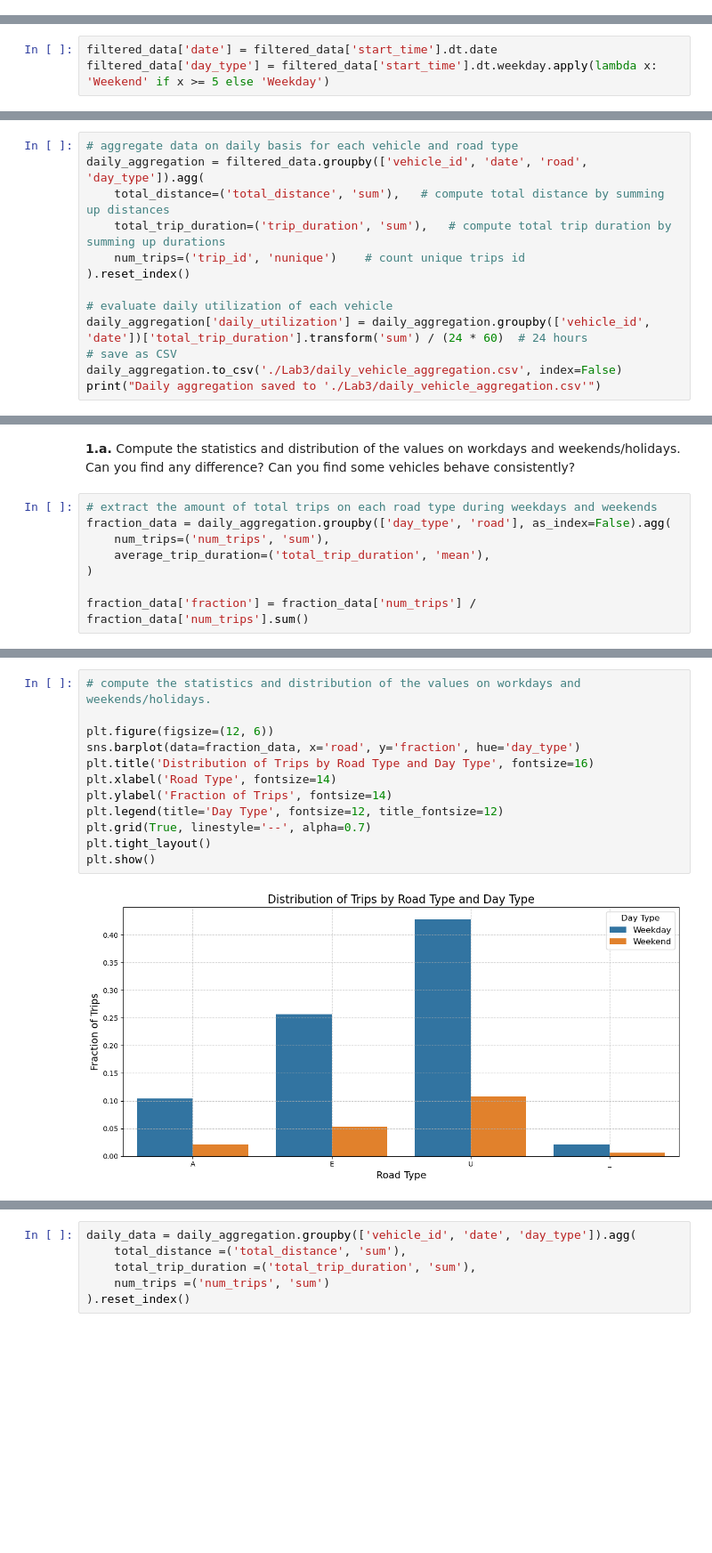
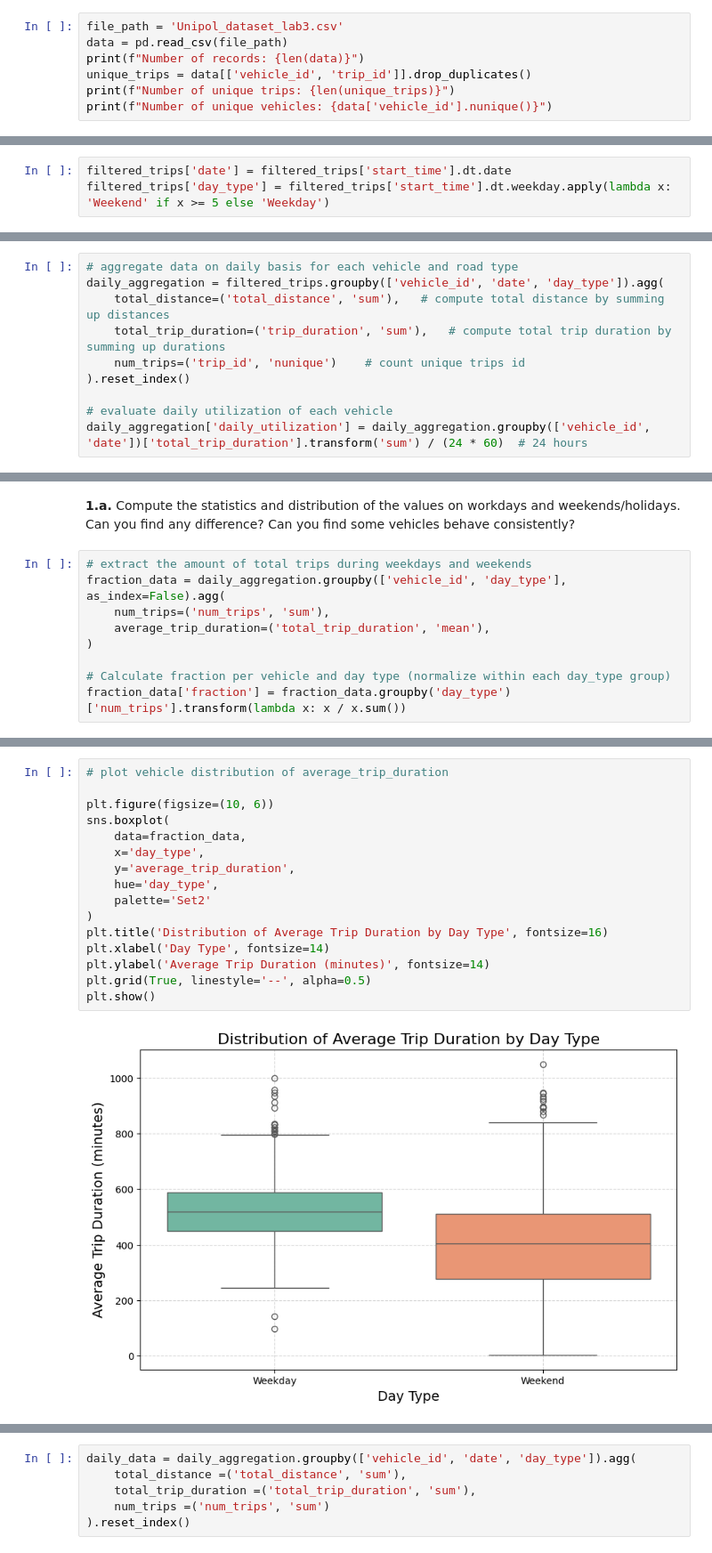
Before and after one commit to CavaWasTaken/SmartMobility, a Jupyter notebook: Labs/Lab3/LAB_3.ipynb, the cells around one changed output, grey strips where cells are left out. Shown at 89% size. Drawn from its saved outputs; the diff is of its cells as text; blank space fills up the shorter version.

```diff
--- a/Labs/Lab3/LAB_3.ipynb
+++ b/Labs/Lab3/LAB_3.ipynb
@@ -15,2 +15,9 @@ from datetime import datetime, timedelta
 # %% [markdown]
 ## Preliminary Analysis
+# %%
+file_path = 'Unipol_dataset_lab3.csv'
+data = pd.read_csv(file_path)
+print(f"Number of records: {len(data)}")
+unique_trips = data[['vehicle_id', 'trip_id']].drop_duplicates()
+print(f"Number of unique trips: {len(unique_trips)}")
+print(f"Number of unique vehicles: {data['vehicle_id'].nunique()}")
@@ -301,3 +297,3 @@ filtered_data
 # %%
-filtered_data['date'] = filtered_data['start_time'].dt.date
-filtered_data['day_type'] = filtered_data['start_time'].dt.weekday.apply(lambda x: 'Weekend' if x >= 5 else 'Weekday')
+filtered_trips['date'] = filtered_trips['start_time'].dt.date
+filtered_trips['day_type'] = filtered_trips['start_time'].dt.weekday.apply(lambda x: 'Weekend' if x >= 5 else 'Weekday')
@@ -320,6 +316,6 @@ filtered_data
 # %%
 # aggregate data on daily basis for each vehicle and road type
-daily_aggregation = filtered_data.groupby(['vehicle_id', 'date', 'road', 'day_type']).agg(
+daily_aggregation = filtered_trips.groupby(['vehicle_id', 'date', 'day_type']).agg(
     total_distance=('total_distance', 'sum'),   # compute total distance by summing up distances
     total_trip_duration=('trip_duration', 'sum'),   # compute total trip duration by summing up durations
     num_trips=('trip_id', 'nunique')    # count unique trips id
@@ -327,6 +323,3 @@ daily_aggregation = filtered_data.groupby(['vehicle_id', 'date', 'road', 'day_ty
 
 # evaluate daily utilization of each vehicle
 daily_aggregation['daily_utilization'] = daily_aggregation.groupby(['vehicle_id', 'date'])['total_trip_duration'].transform('sum') / (24 * 60)  # 24 hours
-# save as CSV
-daily_aggregation.to_csv('./Lab3/daily_vehicle_aggregation.csv', index=False)
-print("Daily aggregation saved to './Lab3/daily_vehicle_aggregation.csv'")
@@ -352,13 +343,14 @@ daily_aggregation
 **1.a.** Compute the statistics and distribution of the values on workdays and weekends/holidays.
 Can you find any difference? Can you find some vehicles behave consistently?
 # %%
-# extract the amount of total trips on each road type during weekdays and weekends
-fraction_data = daily_aggregation.groupby(['day_type', 'road'], as_index=False).agg(
+# extract the amount of total trips during weekdays and weekends
+fraction_data = daily_aggregation.groupby(['vehicle_id', 'day_type'], as_index=False).agg(
     num_trips=('num_trips', 'sum'),
     average_trip_duration=('total_trip_duration', 'mean'),
 )
 
-fraction_data['fraction'] = fraction_data['num_trips'] / fraction_data['num_trips'].sum()
+# Calculate fraction per vehicle and day type (normalize within each day_type group)
+fraction_data['fraction'] = fraction_data.groupby('day_type')['num_trips'].transform(lambda x: x / x.sum())
 # %%
 fraction_data
 # %% [output]
@@ -374,14 +384,18 @@ fraction_data
 # %%
-# compute the statistics and distribution of the values on workdays and weekends/holidays.
+# plot vehicle distribution of average_trip_duration
 
-plt.figure(figsize=(12, 6))
-sns.barplot(data=fraction_data, x='road', y='fraction', hue='day_type')
-plt.title('Distribution of Trips by Road Type and Day Type', fontsize=16)
-plt.xlabel('Road Type', fontsize=14)
-plt.ylabel('Fraction of Trips', fontsize=14)
-plt.legend(title='Day Type', fontsize=12, title_fontsize=12)
-plt.grid(True, linestyle='--', alpha=0.7)
-plt.tight_layout()
+plt.figure(figsize=(10, 6))
+sns.boxplot(
+    data=fraction_data,
+    x='day_type',
+    y='average_trip_duration',
+    hue='day_type',
+    palette='Set2'
+)
+plt.title('Distribution of Average Trip Duration by Day Type', fontsize=16)
+plt.xlabel('Day Type', fontsize=14)
+plt.ylabel('Average Trip Duration (minutes)', fontsize=14)
+plt.grid(True, linestyle='--', alpha=0.5)
 plt.show()
 # %% [output]
-[figure, old version]
+[figure, new version]
```
Also changed, not shown: parts of 51 cells of this notebook, 3 other files.
